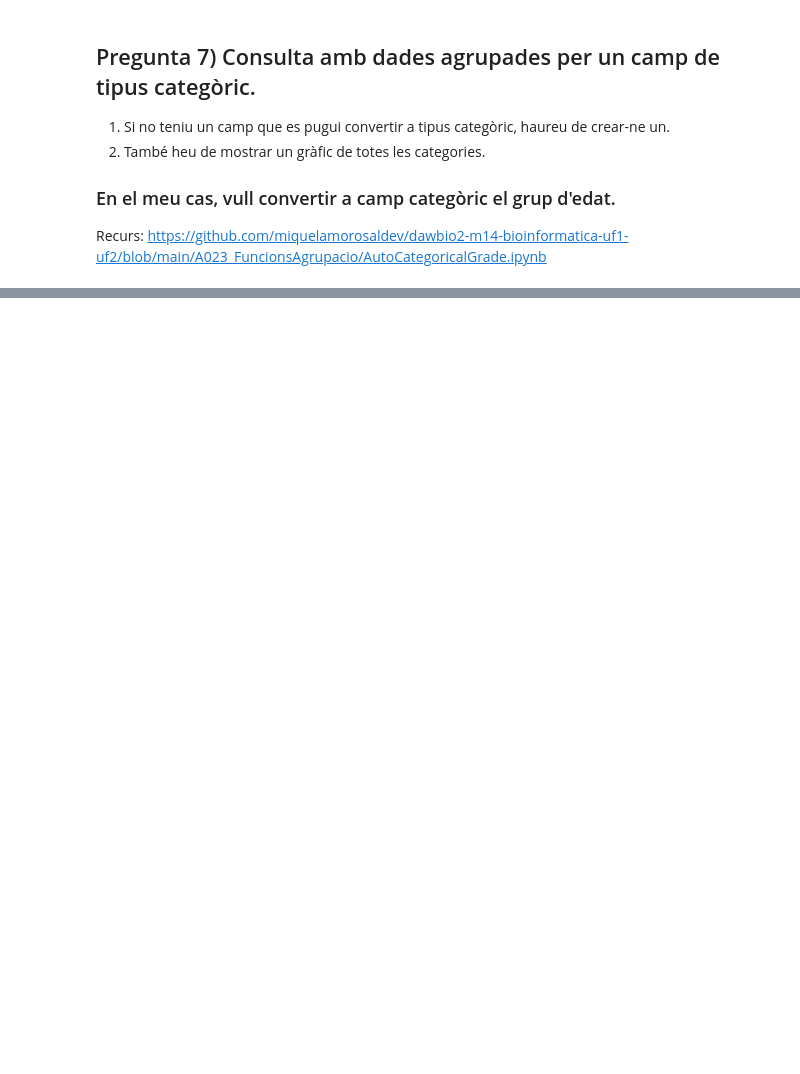
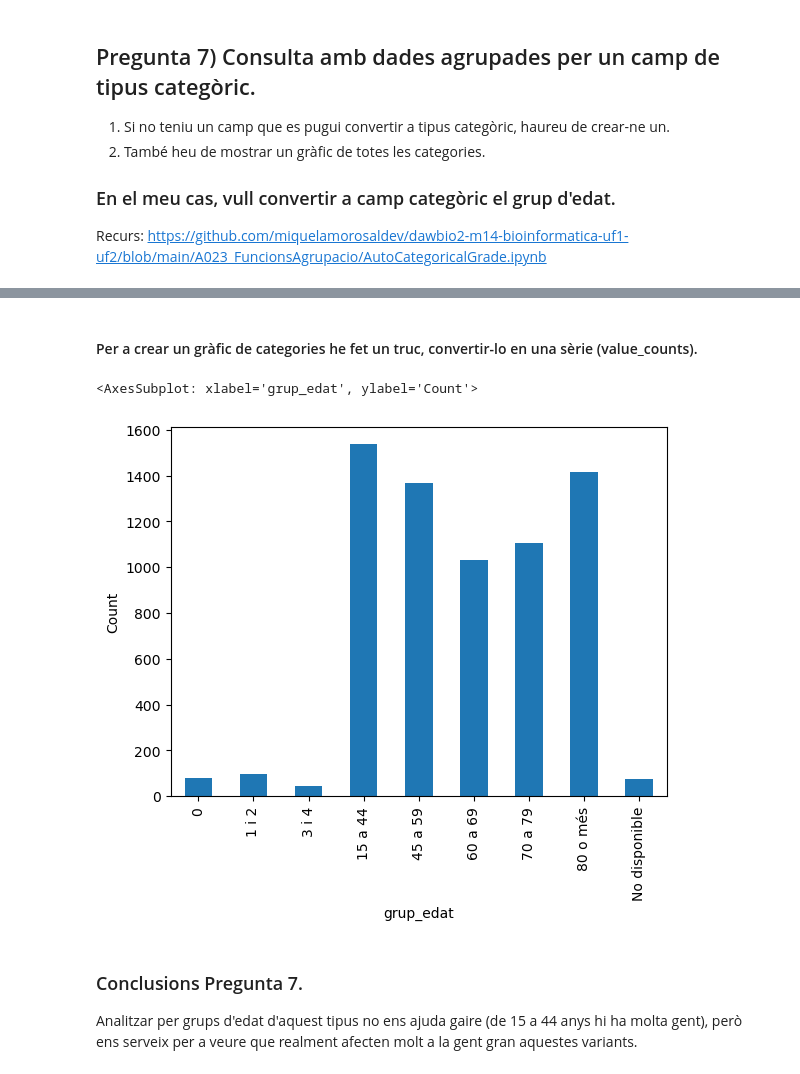
Before and after one commit to miquelamorosaldev/dawbio2-m14-bioinformatica-curs2022-2023-uf1-uf2, a Jupyter notebook: A026_PracticaExemple_Covid19Variants/exemplept1-profes.ipynb, the cells around one changed output, grey strips where cells are left out. Saved outputs shown, nothing was run; the diff lists cells and outputs as text; code cells hidden in the pictures; blank space fills up the shorter version.

```diff
--- a/A026_PracticaExemple_Covid19Variants/exemplept1-profes.ipynb
+++ b/A026_PracticaExemple_Covid19Variants/exemplept1-profes.ipynb
@@ -323,28 +316,23 @@ https://github.com/miquelamorosaldev/dawbio2-m14-bioinformatica-uf1-uf2/blob/mai
 # %%
-# uso aquesta consulta per mirar quins valors pot tenir el categorical, si hi ha molts.
-# grups_edat = df_seqvariants_covid.drop_duplicates(subset=['grup_edat'])
-# display(grups_edat)
-
 df_seqvariants_covid_orig = copy.deepcopy(df_seqvariants_covid)
 
 # 1 - Definim l'ordre i els valors dels categòrics.
-grups_edat = ['0','1 i 2','3 i 4','15 a 44','45 a 59','60 a 69','70 a 79','80 o més']
+grups_edat = ['0','1 i 2','3 i 4','15 a 44','45 a 59','60 a 69','70 a 79','80 o més','No disponible']
 
 # 2 - Si tingués edats concretes i les volgués posar en un grup hauria de crear una funció.
 ## grups_edat: list[str] = ["Insuficiente", "Suficiente", "Bien", "Notable", "Excelente"]
 
 # 3 - Convertir a Category dtype
-df_seqvariants_covid.loc[:, "grup_edat"] = df_seqvariants_covid.loc[:, "grup_edat"].astype("category")
+df_seqvariants_covid_orig.loc[:, "grup_edat"] = df_seqvariants_covid_orig.loc[:, "grup_edat"].astype("category")
 
 # 4 - Assignar el valor de la categoria.
-df_seqvariants_covid.loc[:, "grup_edat"] = df_seqvariants_covid.loc[:, "grup_edat"].cat.set_categories(grups_edat)
+df_seqvariants_covid_orig.loc[:, "grup_edat"] = df_seqvariants_covid_orig.loc[:, "grup_edat"].cat.set_categories(grups_edat)
+
+print(df_seqvariants_covid_orig.groupby('grup_edat')['grup_edat'].count())
 
 # 5 - Provem que funciona
-#print(df_seqvariants_covid.dtypes)
+print(df_seqvariants_covid_orig.dtypes)
 # df_seqvariants_covid.shape
 
-#print(df_seqvariants_covid["grup_edat"])
-
-display(df_seqvariants_covid.sort_values(by=["grup_edat"],ascending=False))
-#df_seqvariants_covid[:,["data_inici","grup_edat"]].groupby("grup_edat").sum()
+display(df_seqvariants_covid_orig.sort_values(by=["grup_edat"],ascending=True,inplace=True))
 # %% [output]
@@ -363,0 +357,12 @@ display(df_seqvariants_covid.sort_values(by=["grup_edat"],ascending=False))
+# %% [markdown]
+#### Per a crear un gràfic de categories he fet un truc, convertir-lo en una sèrie (value_counts).
+# %%
+df_seqvariants_covid_orig['grup_edat'].value_counts().sort_index().plot(kind='bar', xlabel='grup_edat', ylabel='Count')
+# %% [output]
+<AxesSubplot: xlabel='grup_edat', ylabel='Count'>
+[figure, added]
+# %% [markdown]
+### Conclusions Pregunta 7.
+
+Analitzar per grups d'edat d'aquest tipus no ens ajuda gaire (de 15 a 44 anys hi ha molta gent), però ens serveix per a veure que
+realment afecten molt a la gent gran aquestes variants.
```
Also changed, not shown: parts of 18 cells of this notebook.
